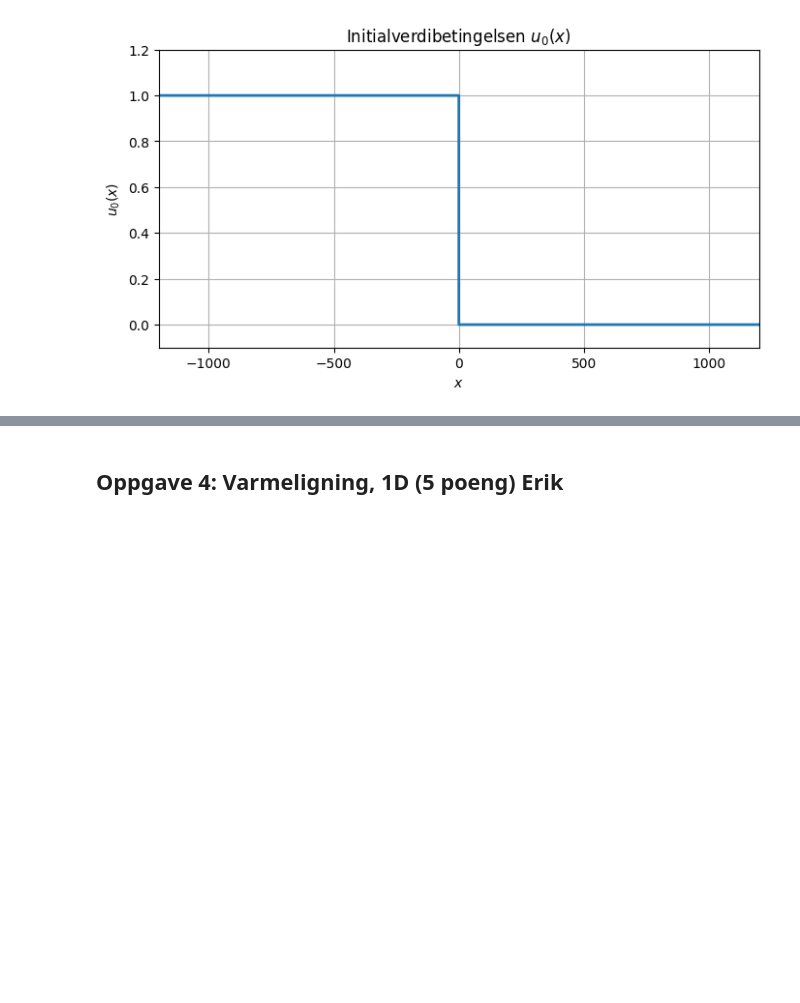
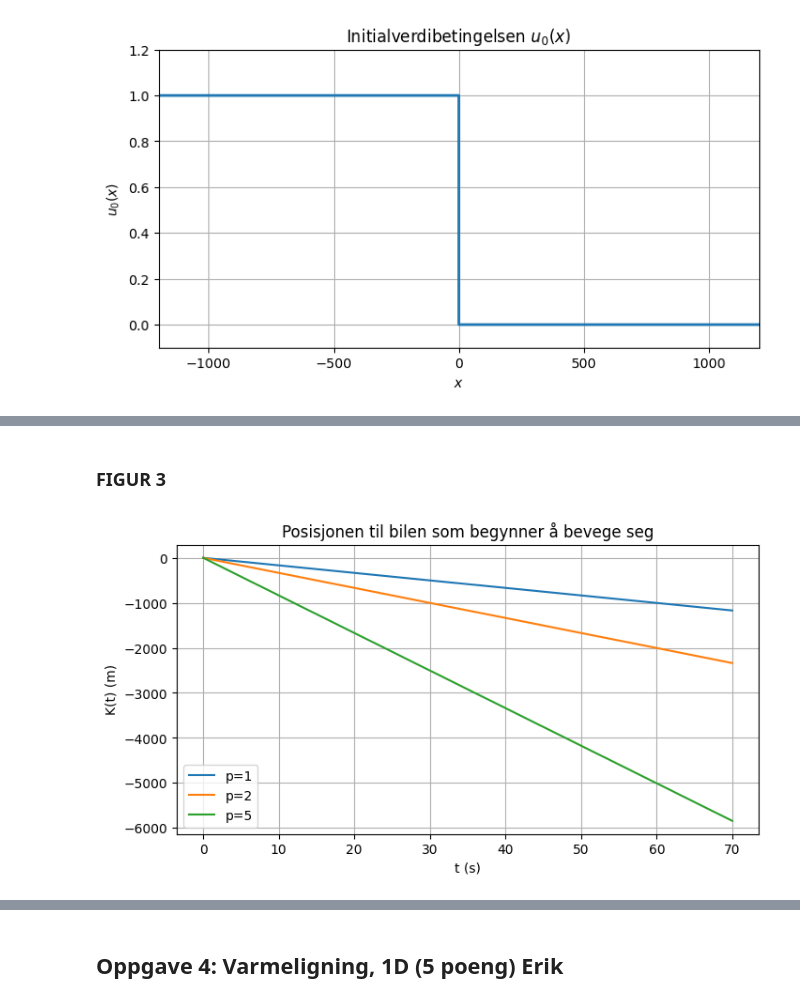
Before and after one commit to MatteMappe/MatteMappe, a Jupyter notebook: Rapport.ipynb, the cells around one changed output, grey strips where cells are left out. Saved outputs shown, nothing was run; the diff lists cells and outputs as text; code cells hidden in the pictures; blank space fills up the shorter version.

```diff
--- a/Rapport.ipynb
+++ b/Rapport.ipynb
@@ -288,3 +473,28 @@ plt.show()
+# %% [markdown]
+### FIGUR 3
+# %%
+import numpy as np
+import matplotlib.pyplot as plt
+
+vmax = 16.7
+p_values = [1, 2, 5]
+
+t = np.linspace(0, 70, 1000)
+
+plt.figure(figsize=(8,4))
+
+for p in p_values:
+    K = -p * vmax * t
+    plt.plot(t, K, label=f"p={p}")
+
+plt.xlabel("t (s)")
+plt.ylabel("K(t) (m)")
+plt.title("Posisjonen til bilen som begynner å bevege seg")
+plt.legend()
+plt.grid()
+plt.show()
+# %% [output]
+[figure, added]
 # %% [markdown]
 ## Del 2: Varmeledning
 
```
Also changed, not shown: parts of 4 cells of this notebook, 6 other files.
